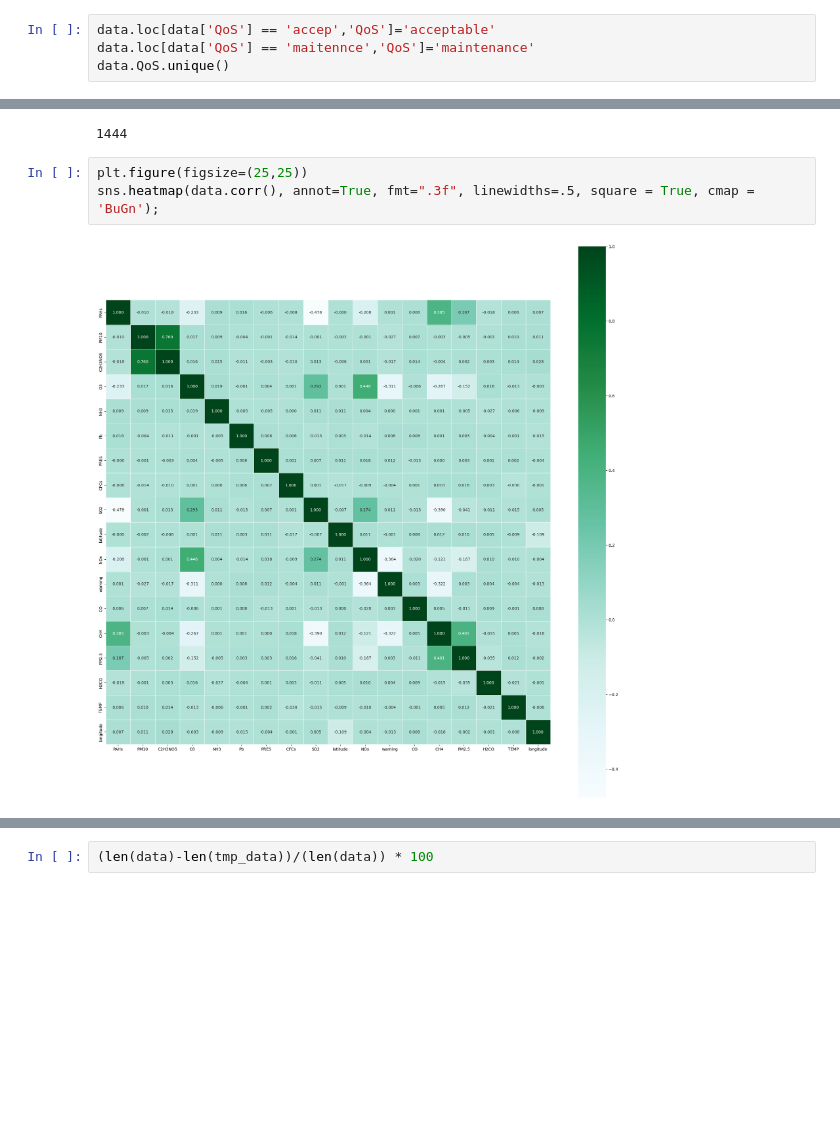
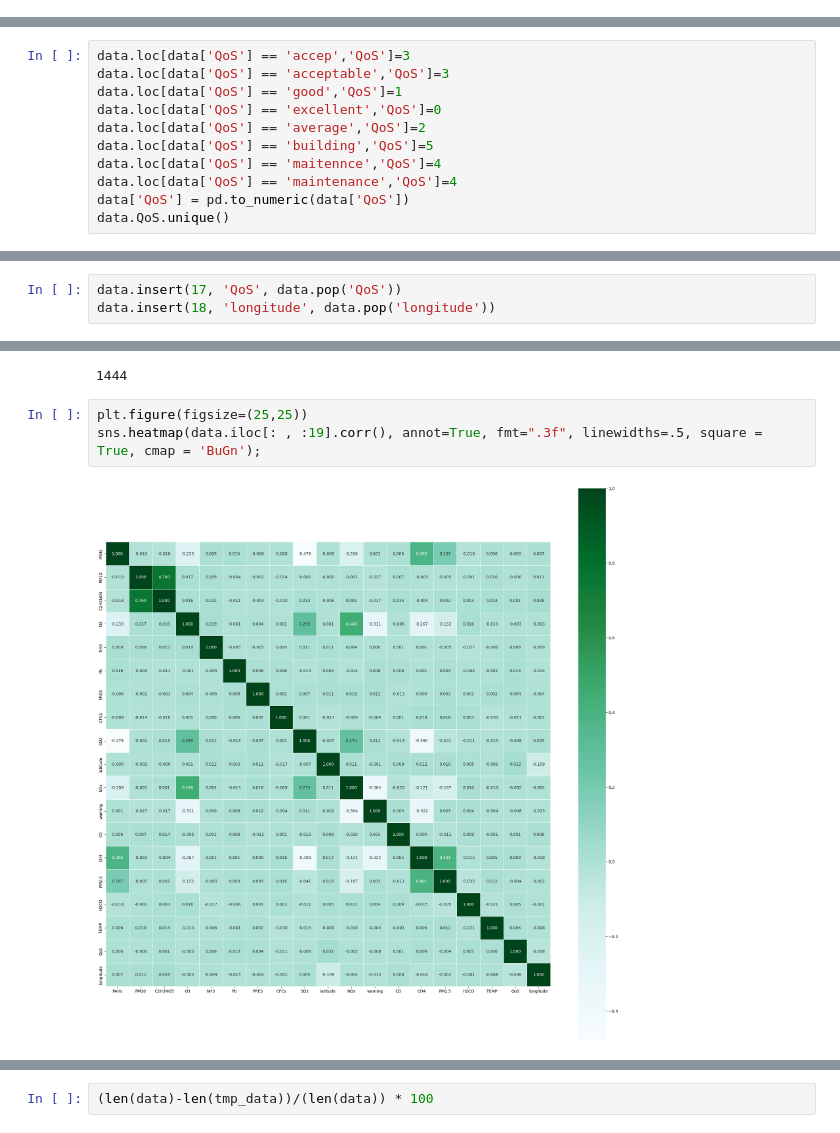
Before and after one commit to MarcelValent/IAU_projekt, a Jupyter notebook: Druha_faza.ipynb, the cells around one changed output, grey strips where cells are left out. Saved outputs shown, nothing was run; the diff lists cells and outputs as text; blank space fills up the shorter version.

Commit message:
some errors fixed, more data cleaning

```diff
--- a/Druha_faza.ipynb
+++ b/Druha_faza.ipynb
@@ -114,7 +114,3 @@ data.QoS.unique()
 # %% [output]
 array(['average', 'good', 'excellent', 'maintenance', 'accep', 'building',
        'maitennce', 'acceptable'], dtype=object)
-# %%
-data.loc[data['QoS'] == 'accep','QoS']='acceptable'
-data.loc[data['QoS'] == 'maitennce','QoS']='maintenance'
-data.QoS.unique()
@@ -123,0 +125,11 @@ array(['average', 'good', 'excellent', 'maintenance', 'acceptable',
+# %%
+data.loc[data['QoS'] == 'accep','QoS']=3
+data.loc[data['QoS'] == 'acceptable','QoS']=3
+data.loc[data['QoS'] == 'good','QoS']=1
+data.loc[data['QoS'] == 'excellent','QoS']=0
+data.loc[data['QoS'] == 'average','QoS']=2
+data.loc[data['QoS'] == 'building','QoS']=5
+data.loc[data['QoS'] == 'maitennce','QoS']=4
+data.loc[data['QoS'] == 'maintenance','QoS']=4
+data['QoS'] = pd.to_numeric(data['QoS'])
+data.QoS.unique()
@@ -151,3 +167,6 @@ data.describe()
+# %%
+data.insert(17, 'QoS', data.pop('QoS'))
+data.insert(18, 'longitude', data.pop('longitude'))
 # %% [markdown]
 ### Odstránenie NA hodnôt
 Ako prvé skúsime metódu s odstránením riadkov, kde chýbajú hodnoty.
@@ -161,8 +180,8 @@ len(data) - len(tmp_data)
 1444
 # %%
 plt.figure(figsize=(25,25))
-sns.heatmap(data.corr(), annot=True, fmt=".3f", linewidths=.5, square = True, cmap = 'BuGn');
+sns.heatmap(data.iloc[: , :19].corr(), annot=True, fmt=".3f", linewidths=.5, square = True, cmap = 'BuGn');
 # %% [output]
-[figure, old version]
+[figure, new version]
 # %%
 plt.figure(figsize=(25,25))
```
Also changed, not shown: parts of 7 cells of this notebook.
